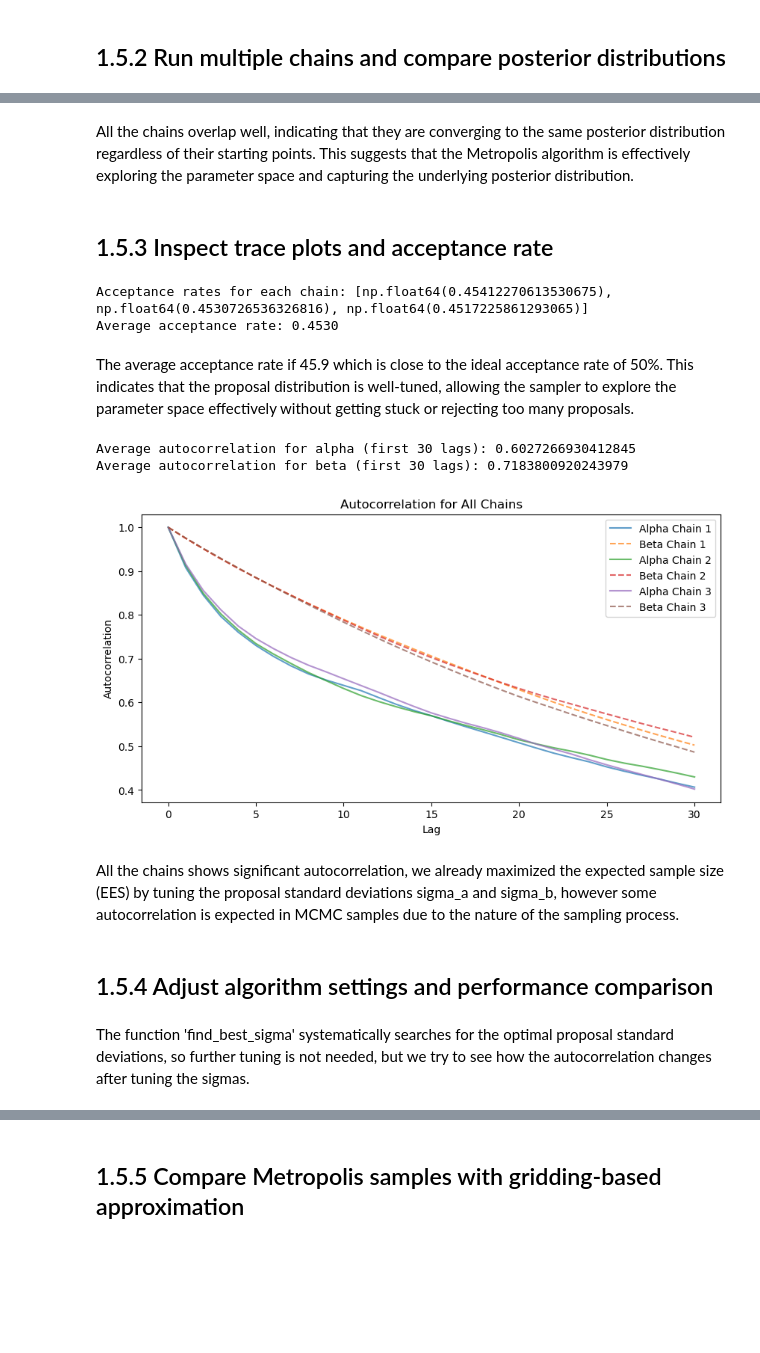
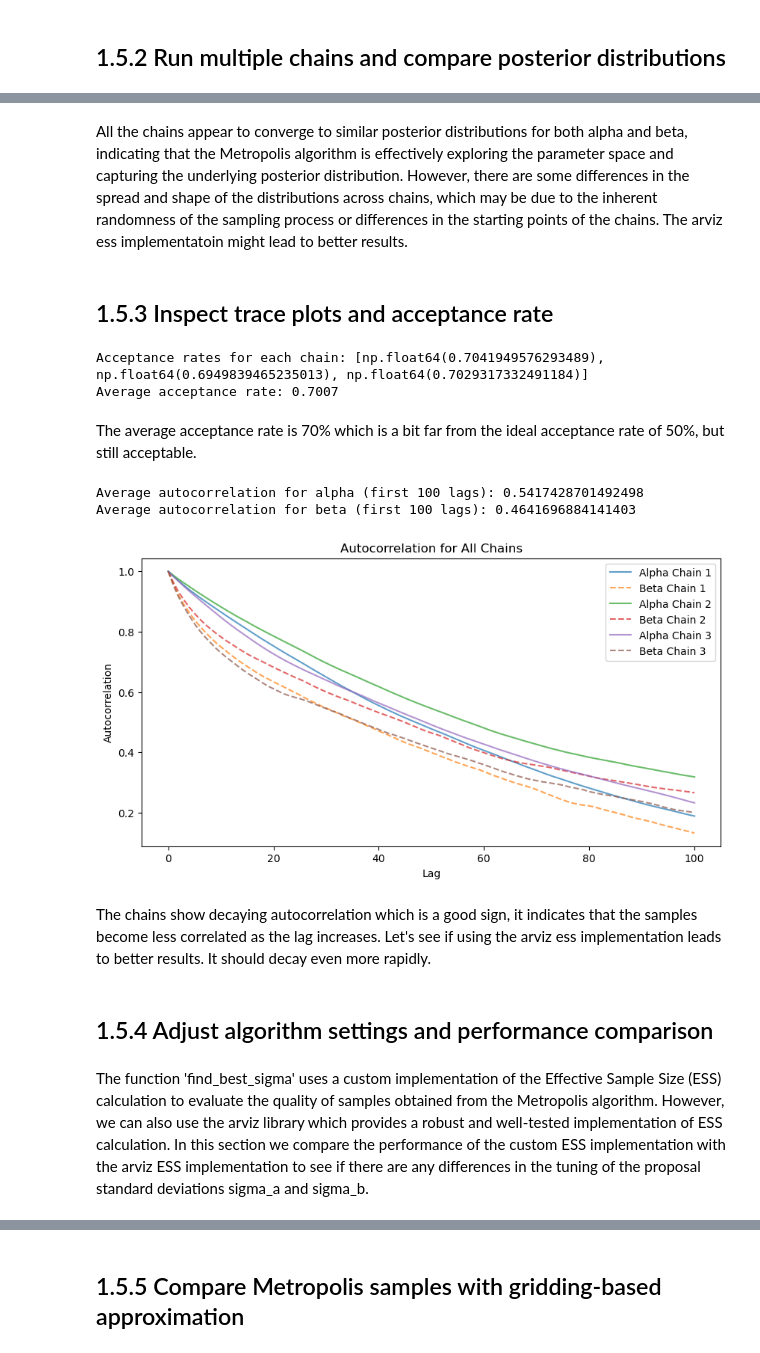
Before and after one commit to FedericoGritti/probabilistic_mushroom_spoilage_model, a Jupyter notebook: carnio_gritti.ipynb, the cells around one changed output, grey strips where cells are left out. Drawn from its saved outputs; the diff is of its cells as text; code cells hidden in the pictures; blank space fills up the shorter version.

```diff
--- a/carnio_gritti.ipynb
+++ b/carnio_gritti.ipynb
@@ -593,7 +624,6 @@ After the starting point each subsequent sample is generated by adding a small r
 The acceptance ratio must be exponential of the difference in log-posterior between the proposed and current samples, ensuring numerical stability.
 **The output of the algorithm is a set of samples(called traces) that approximate the posterior distribution of the parameters**.
 # %%
-
 def metropolis(num_chains, num_samples, init_t=1e-5, sigma_a=1, sigma_b=1):
     #we decleare the traces as arrays of zero to be filled later
     traces = np.zeros((num_chains, num_samples, 2)) #2 because we have curr_a and curr_b
@@ -607,20 +637,28 @@ def metropolis(num_chains, num_samples, init_t=1e-5, sigma_a=1, sigma_b=1):
         cur_a = a_prior_log[idx[0], idx[1]]
         cur_b = b_prior_log[idx[0], idx[1]]
 
+        #compute log-posterior once and keep it updated (faster + robust)
+        log_post_cur = unnormalized_log_posterior(cur_a, cur_b)
+
         for sample in range(num_samples):
             #we propose new a and b values
             prop_a = cur_a + sigma_a * np.random.randn()
             prop_b = cur_b + sigma_b * np.random.randn()
+
             #we get the log-posterior values
-            log_post_cur = unnormalized_log_posterior(cur_a, cur_b)
             log_post_prop = unnormalized_log_posterior(prop_a, prop_b)
+
             #note that we need to exponentiate
-            acceptance_ratio = np.exp(log_post_prop - log_post_cur)
-            # accept/reject step of the MCMC
-            # the random draw ensures that sometimes we accept even if the proposal is worse
-            # to avoid getting stuck in local regions
-            if np.random.rand() < acceptance_ratio:
-                cur_a, cur_b = prop_a, prop_b  # accept
+            #do acceptance in log-space (numerical robustness, required by pdf)
+            log_acceptance_ratio = log_post_prop - log_post_cur
+
+            #accept/reject step of the MCMC
+            #the random draw ensures that sometimes we accept even if the proposal is worse
+            #to avoid getting stuck in local regions
+            if np.log(np.random.rand()) < log_acceptance_ratio:
+                cur_a, cur_b = prop_a, prop_b  #accept
+                log_post_cur = log_post_prop   #keep current log posterior aligned
+
             traces[chain, sample, 0] = cur_a
             traces[chain, sample, 1] = cur_b
 
@@ -675,13 +728,18 @@ def find_best_sigma(posterior, sigma_a_range, sigma_b_range,burn_in, **metropoli
 n = 20000
 num_chains = 3
 burn_in = 1000
-best_sigma_a, best_sigma_b = find_best_sigma(
+
+sigma_a_range = np.linspace(0.09, 0.12, 10)
+sigma_b_range = np.linspace(0.005, 0.02, 10)
+
+best_sigma_a, best_sigma_b = find_best_sigma_ess_custom(
     unnormalized_log_posterior,
-    sigma_a_range=np.linspace(0.01, 2, 5),
-    sigma_b_range=np.linspace(0.01, 2, 5),
+    sigma_a_range=sigma_a_range,
+    sigma_b_range=sigma_b_range,
     burn_in=burn_in,
     num_chains=num_chains,
     num_samples=n
 )
+
 print(f"\nBest sigma found: sigma_a = {best_sigma_a}, sigma_b = {best_sigma_b}")
 # %% [output]
@@ -748,5 +809,5 @@ visualize_heatmaps(traces)
 # %% [markdown]
-All the chains overlap well, indicating that they are converging to the same posterior distribution regardless of their starting points. This suggests that the Metropolis algorithm is effectively exploring the parameter space and capturing the underlying posterior distribution.
+All the chains appear to converge to similar posterior distributions for both alpha and beta, indicating that the Metropolis algorithm is effectively exploring the parameter space and capturing the underlying posterior distribution. However, there are some differences in the spread and shape of the distributions across chains, which may be due to the inherent randomness of the sampling process or differences in the starting points of the chains. The arviz ess implementatoin might lead to better results.
 # %% [markdown]
 ## 1.5.3 Inspect trace plots and acceptance rate
 # %%
@@ -799,28 +859,32 @@ def compute_average_autocorrelation(traces, lags=30):
         beta_autocorrs.append(beta_autocorr)
     return np.mean(alpha_autocorrs), np.mean(beta_autocorrs)
 # %%
-acceptance_rates_before_tuning, average_acceptance_before_tuning = compute_average_acceptance(traces)
-print(f"Acceptance rates for each chain: {acceptance_rates_before_tuning}")
-print(f"Average acceptance rate: {average_acceptance_before_tuning:.4f}")
+acceptance_rates_custom_ess, average_acceptance_custom_ess = compute_average_acceptance(traces)
+print(f"Acceptance rates for each chain: {acceptance_rates_custom_ess}")
+print(f"Average acceptance rate: {average_acceptance_custom_ess:.4f}")
 # %% [output]
-Acceptance rates for each chain: [np.float64(0.45412270613530675), np.float64(0.4530726536326816), np.float64(0.4517225861293065)]
-Average acceptance rate: 0.4530
+Acceptance rates for each chain: [np.float64(0.7041949576293489), np.float64(0.6949839465235013), np.float64(0.7029317332491184)]
+Average acceptance rate: 0.7007
 # %% [markdown]
-The average acceptance rate if 45.9 which is close to the ideal acceptance rate of 50%. This indicates that the proposal distribution is well-tuned, allowing the sampler to explore the parameter space effectively without getting stuck or rejecting too many proposals.
+The average acceptance rate is 70% which is a bit far from the ideal acceptance rate of 50%, but still acceptable.
 # %%
-lags = 30
-avg_alpha_autocorr_before_tuning, avg_beta_autocorr_before_tuning = compute_average_autocorrelation(traces, lags=lags)
-print(f"Average autocorrelation for alpha (first {lags} lags): {avg_alpha_autocorr_before_tuning}")
-print(f"Average autocorrelation for beta (first {lags} lags): {avg_beta_autocorr_before_tuning}")
+# we'll take the first 100 lags for autocorrelation
+# the autocorrelation should decay relatively quickly
+lags = 100
+avg_alpha_autocorr_custom_ess, avg_beta_autocorr_custom_ess = compute_average_autocorrelation(traces, lags=lags)
+print(f"Average autocorrelation for alpha (first {lags} lags): {avg_alpha_autocorr_custom_ess}")
+print(f"Average autocorrelation for beta (first {lags} lags): {avg_beta_autocorr_custom_ess}")
 
 plot_autocorrelation(traces, max_lag=lags)
 # %% [output]
-Average autocorrelation for alpha (first 30 lags): 0.6027266930412845
-Average autocorrelation for beta (first 30 lags): 0.7183800920243979
+Average autocorrelation for alpha (first 100 lags): 0.5417428701492498
+Average autocorrelation for beta (first 100 lags): 0.4641696884141403
-[figure, old version]
+[figure, new version]
 # %% [markdown]
-All the chains shows significant autocorrelation, we already maximized the expected sample size (EES) by tuning the proposal standard deviations sigma_a and sigma_b, however some autocorrelation is expected in MCMC samples due to the nature of the sampling process.
+The chains show decaying autocorrelation which is a good sign, it indicates that the samples become less correlated as the lag increases. Let's see if using the arviz ess implementation leads to better results. It should decay even more rapidly.
 # %% [markdown]
 ## 1.5.4 Adjust algorithm settings and performance comparison
 # %% [markdown]
-The function 'find_best_sigma' systematically searches for the optimal proposal standard deviations, so further tuning is not needed, but we try to see how the autocorrelation changes after tuning the sigmas.
+The function 'find_best_sigma' uses a custom implementation of the Effective Sample Size (ESS) calculation to evaluate the quality of samples obtained from the Metropolis algorithm.
+However, we can also use the arviz library which provides a robust and well-tested implementation of ESS calculation.
+In this section we compare the performance of the custom ESS implementation with the arviz ESS implementation to see if there are any differences in the tuning of the proposal standard deviations sigma_a and sigma_b.
```
Also changed, not shown: parts of 31 cells of this notebook.
